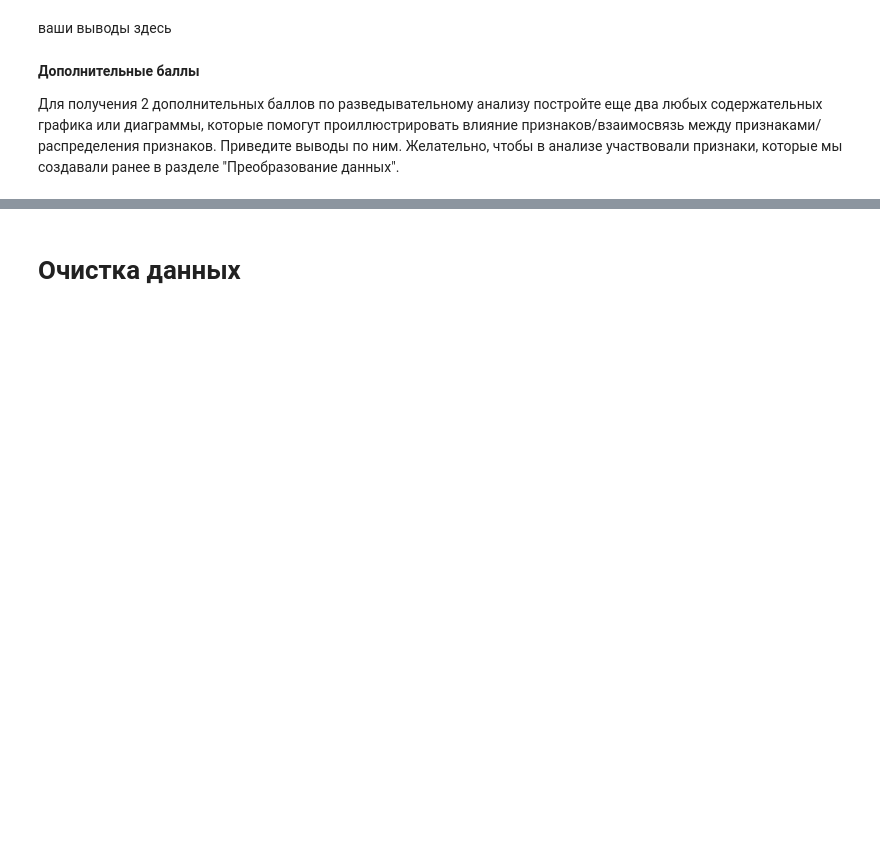
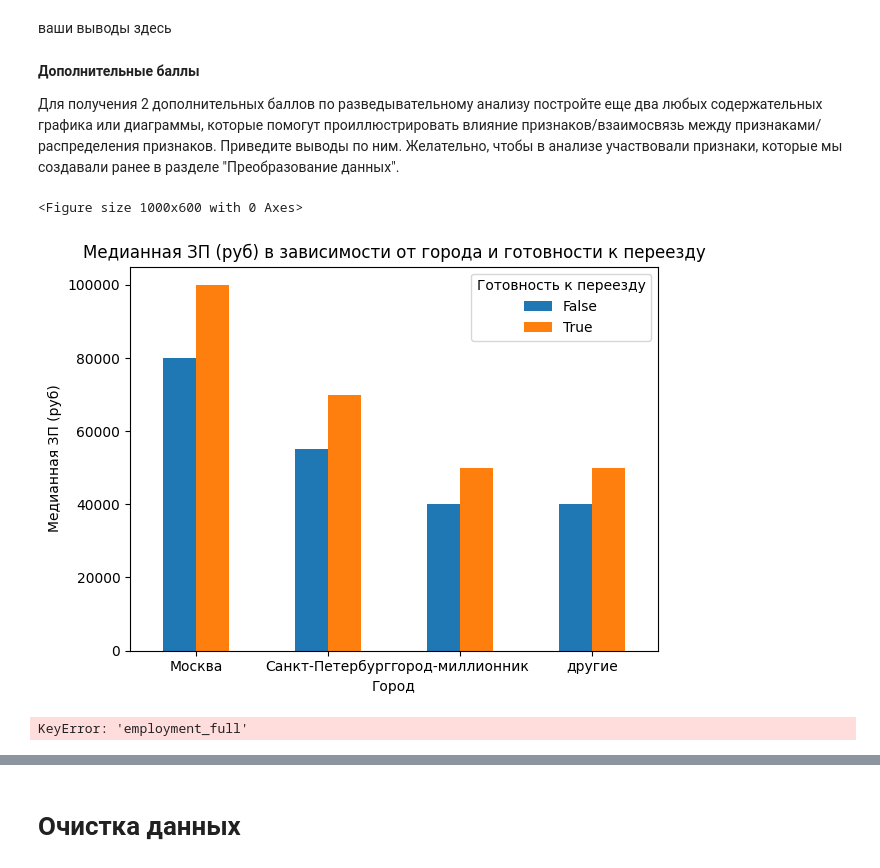
Before and after one commit to IsanbergS/sf_home, a Jupyter notebook: home_python/Project-1. Ноутбук-шаблон.ipynb, the cells around one changed output, grey strips where cells are left out. Drawn from its saved outputs; the diff is of its cells as text; code cells hidden in the pictures; blank space fills up the shorter version.

```diff
--- a/home_python/Project-1. Ноутбук-шаблон.ipynb
+++ b/home_python/Project-1. Ноутбук-шаблон.ipynb
@@ -813,5 +841,69 @@ ValueError: zero-size array to reduction operation fmin which has no identity
 Для получения 2 дополнительных баллов по разведывательному анализу постройте еще два любых содержательных графика или диаграммы, которые помогут проиллюстрировать влияние признаков/взаимосвязь между признаками/распределения признаков. Приведите выводы по ним. Желательно, чтобы в анализе участвовали признаки, которые мы создавали ранее в разделе "Преобразование данных".
 # %%
 # ваш код здесь
+import matplotlib.pyplot as plt
+import seaborn as sns
+
+# Предполагаем, что в df есть столбцы "Город", "Готовность к переезду" и "ЗП (руб)"
+pivot_table_move = df.pivot_table(
+    values='ЗП (руб)',
+    index='Город',
+    columns='Готовность к переезду',
+    aggfunc='median'
+)
+
+plt.figure(figsize=(10, 6))
+pivot_table_move.plot(kind='bar')
+plt.title('Медианная ЗП (руб) в зависимости от города и готовности к переезду')
+plt.xlabel('Город')
+plt.ylabel('Медианная ЗП (руб)')
+plt.xticks(rotation=0)
+plt.legend(title='Готовность к переезду')
+plt.tight_layout()
+plt.show()
+
+# Выводы по графику:
+# Данный график покажет, как медианная ЗП меняется в зависимости от того, готов ли соискатель переезжать.
+# Можно увидеть, например, что в Москве и Санкт-Петербурге медианная зарплата выше, чем в городах-миллионниках и "других" городах.
+# Если разница между категориями готовности к переезду значительна, можно сделать вывод, что соискатели, готовые к переезду, в среднем запрашивают более высокую ЗП.
+# Предполагается, что у нас есть булевы признаки:
+# 'employment_full' для полной занятости
+# 'employment_project' для проектной работы
+# Ограничимся только теми соискателями, которые указали либо полную занятость, либо проектную работу (но можно использовать и тех, кто указал обе)
+df_filtered = df[df['employment_полная_занятость'] == True]
+
+# Для удобства создадим категориальный признак, обозначающий тип занятости
+# Если человек выбрал полную занятость - "Полная занятость"
+# Если проектную работу - "Проектная работа"
+# Если обе - можно указать "Полная и проектная" или просто одну доминирующую
+df_filtered['Тип занятости'] = df_filtered.apply(
+    lambda row: 'Полная занятость' if row['employment_full'] else ('Проектная работа' if row['employment_project'] else 'Другое'),
+    axis=1
+)
+
+# Построим boxplot, показывающий распределение ЗП по возрастным группам
+# Для наглядности можно выделить возрастные группы, например, помолодежнее (до 30), средний возраст (30-50), постарше (50+)
+# или просто использовать "Возраст" по оси X. Но boxplot по непрерывной переменной не лучший выбор.
+# Тогда лучше использовать категориальные бины возраста.
+df_filtered['Возраст_кат'] = pd.cut(df_filtered['Возраст'], bins=[0, 30, 50, 100], labels=['до 30', '30-50', '50+'])
+
+plt.figure(figsize=(10, 6))
+sns.boxplot(x='Возраст_кат', y='ЗП (руб)', hue='Тип занятости', data=df_filtered)
+plt.title('Распределение ЗП (руб) по возрастным группам и типам занятости')
+plt.xlabel('Возрастная категория')
+plt.ylabel('ЗП (руб)')
+plt.legend(title='Тип занятости', bbox_to_anchor=(1.05, 1), loc='upper left')
+plt.tight_layout()
+plt.show()
+
+# Выводы по этому графику:
+# Мы увидим, как медианные и диапазоны зарплат изменяются в разных возрастных группах для полной занятости и для проектной работы.
+# Например, может оказаться, что в возрастной категории "до 30" проектная работа имеет меньшую медианную ЗП, чем полная занятость,
+# а в категории "30-50" ситуация может меняться.
+# Это позволит сделать вывод о том, как тип занятости взаимосвязан с возрастом и как это отражается на желаемой зарплате.
+# %% [output]
+<Figure size 1000x600 with 0 Axes>
+[figure, added]
+KeyError: 'employment_full'
 # %% [markdown]
 ваши выводы здесь
```
Also changed, not shown: parts of 6 cells of this notebook.
